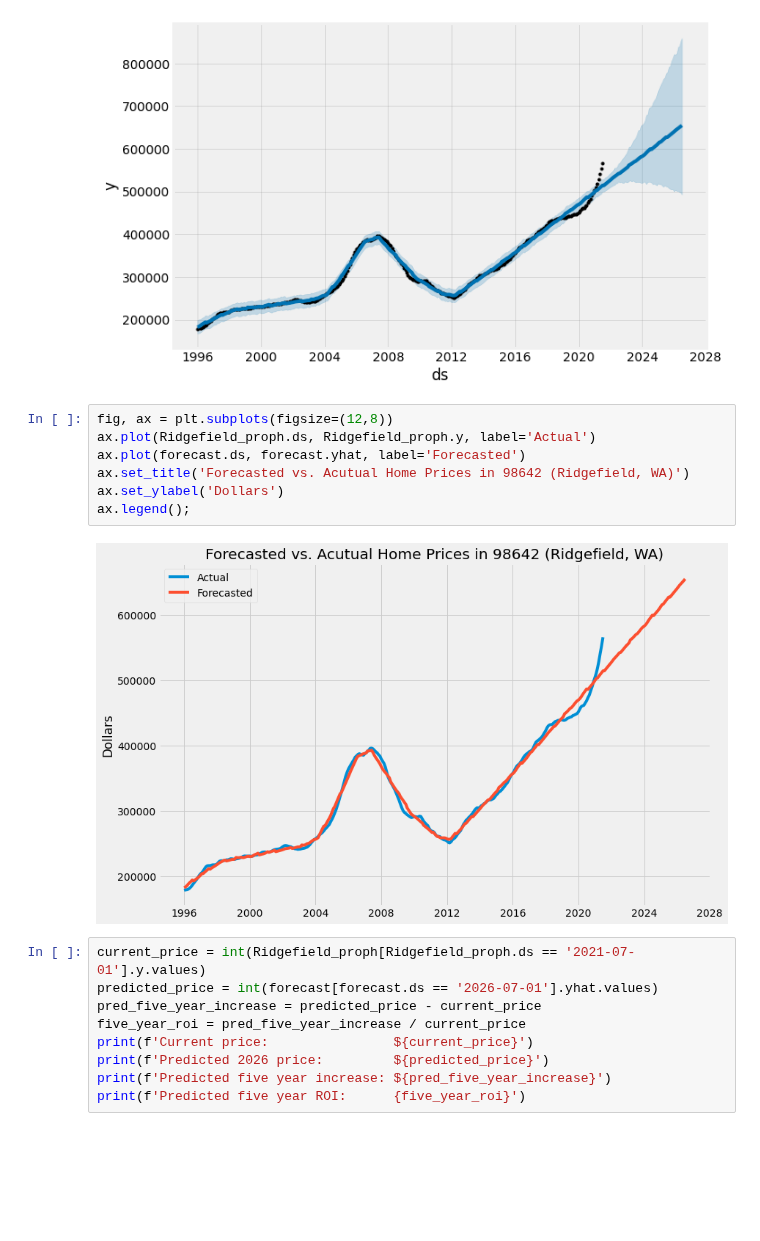
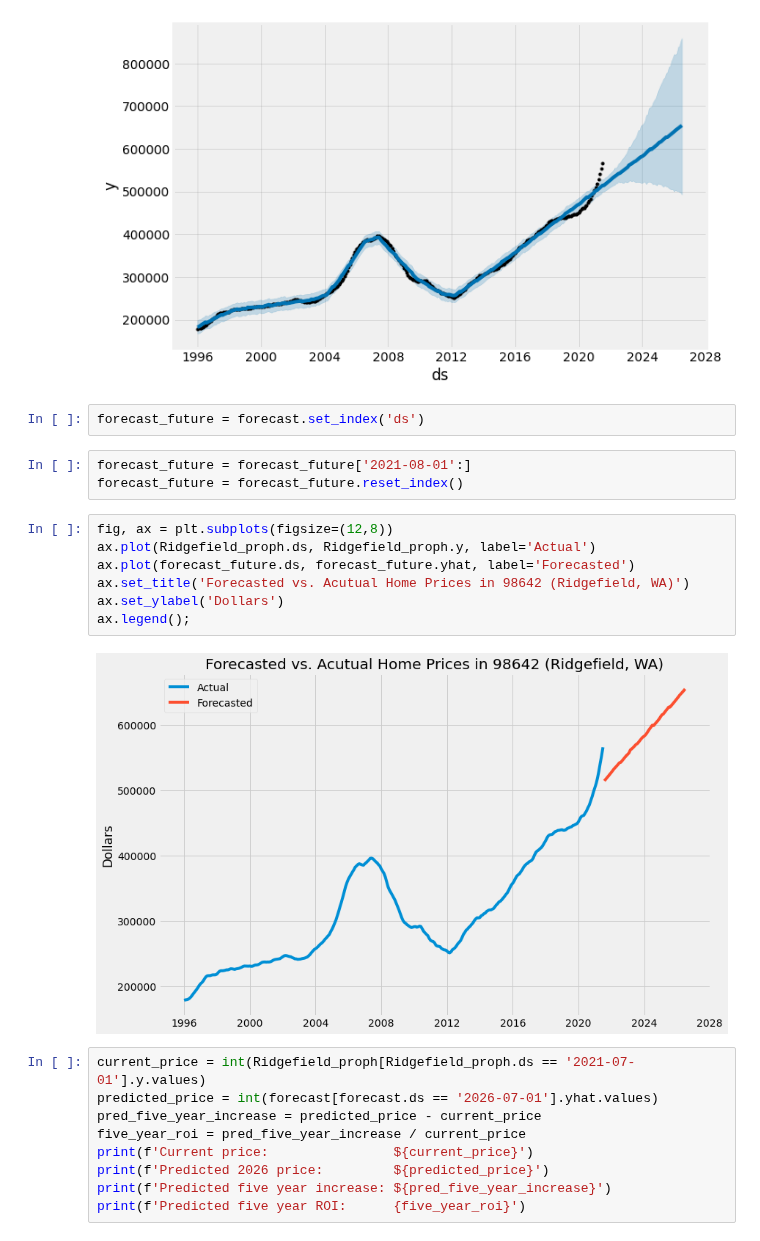
Before and after one commit to fivearm/Phase_4_Project, a Jupyter notebook: Ridgefield_WA_98642.ipynb, the cells around one changed output. Cells and saved outputs as stored; diff of their text form; blank space fills up the shorter version.

```diff
--- a/Ridgefield_WA_98642.ipynb
+++ b/Ridgefield_WA_98642.ipynb
@@ -291,15 +328,20 @@ final_model.plot(forecast, uncertainty=True);
 INFO:fbprophet:Disabling weekly seasonality. Run prophet with weekly_seasonality=True to override this.
 INFO:fbprophet:Disabling daily seasonality. Run prophet with daily_seasonality=True to override this.
 [figure]
+# %%
+forecast_future = forecast.set_index('ds')
+# %%
+forecast_future = forecast_future['2021-08-01':]
+forecast_future = forecast_future.reset_index()
 # %%
 fig, ax = plt.subplots(figsize=(12,8))
 ax.plot(Ridgefield_proph.ds, Ridgefield_proph.y, label='Actual')
-ax.plot(forecast.ds, forecast.yhat, label='Forecasted')
+ax.plot(forecast_future.ds, forecast_future.yhat, label='Forecasted')
 ax.set_title('Forecasted vs. Acutual Home Prices in 98642 (Ridgefield, WA)')
 ax.set_ylabel('Dollars')
 ax.legend();
 # %% [output]
-[figure, old version]
+[figure, new version]
 # %%
 current_price = int(Ridgefield_proph[Ridgefield_proph.ds == '2021-07-01'].y.values)
 predicted_price = int(forecast[forecast.ds == '2026-07-01'].yhat.values)
```
Also changed, not shown: parts of 13 cells of this notebook, 1 other file.
